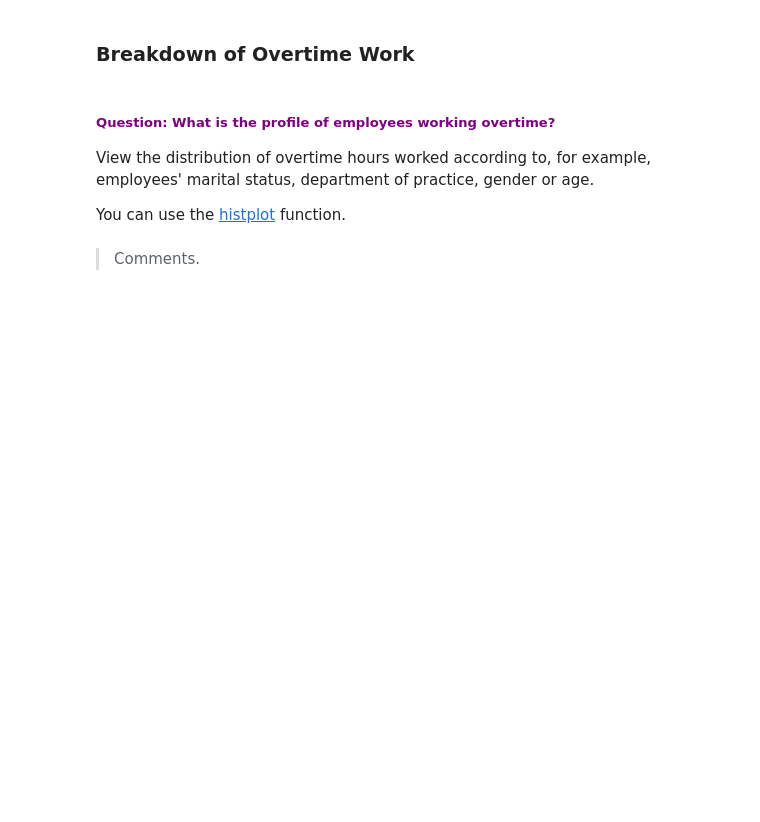
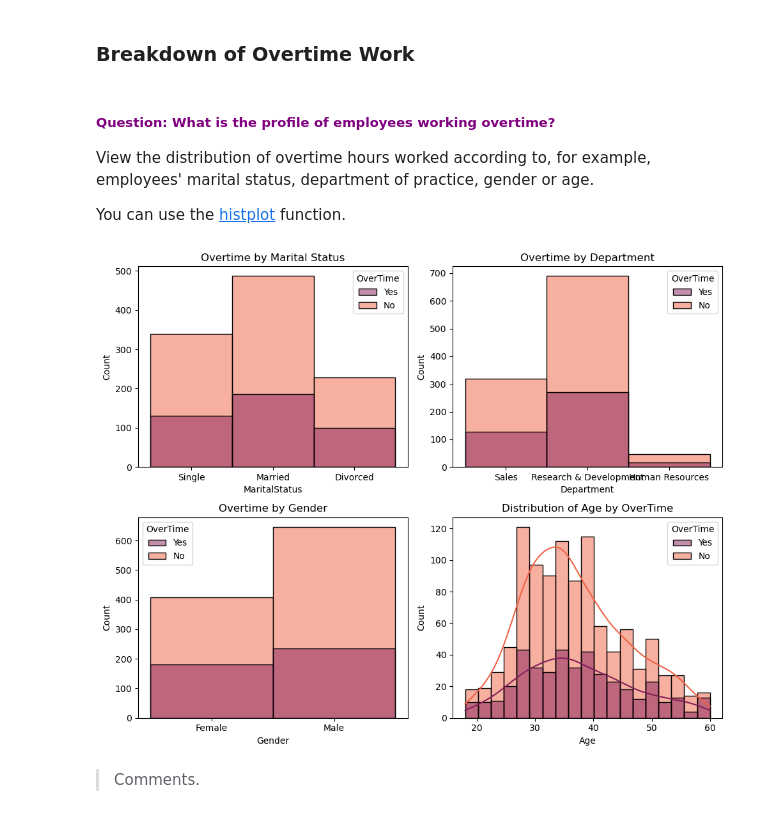
Before and after one commit to BMThi/DataAnalysis4A, a Jupyter notebook: HumanResources/TP_HR.ipynb, the cells around one changed output. Saved outputs shown, nothing was run; the diff lists cells and outputs as text; code cells hidden in the pictures; blank space fills up the shorter version.

```diff
--- a/HumanResources/TP_HR.ipynb
+++ b/HumanResources/TP_HR.ipynb
@@ -281,6 +300,37 @@ You can use the [histplot](https://seaborn.pydata.org/generated/seaborn.histplot
 [...]
 # %%
 # %load solutions/overtime.py
+plt.figure(figsize=(10,8))
+
+# --- #
+
+plt.subplot(2,2,1)
+sns.histplot(data, x="MaritalStatus", hue="OverTime", palette="rocket")
+plt.title('Overtime by Marital Status')
+
+# --- #
+
+plt.subplot(2,2,2)
+sns.histplot(data, x="Department", hue="OverTime", palette="rocket")
+# plt.xticks(rotation=35)
+plt.title('Overtime by Department')
+
+# --- #
+
+plt.subplot(2,2,3)
+sns.histplot(data, x="Gender", hue="OverTime", palette="rocket")
+plt.title('Overtime by Gender')
+
+# --- #
+
+plt.subplot(2,2,4)
+sns.histplot(data, x='Age', hue='OverTime', palette="rocket", kde=True)
+plt.title('Distribution of Age by OverTime')
+
+plt.tight_layout()
+plt.show()
+# %% [output]
+[figure, added]
 # %% [markdown]
 > Comments.
 # %% [markdown]
```
Also changed, not shown: parts of 11 cells of this notebook.
